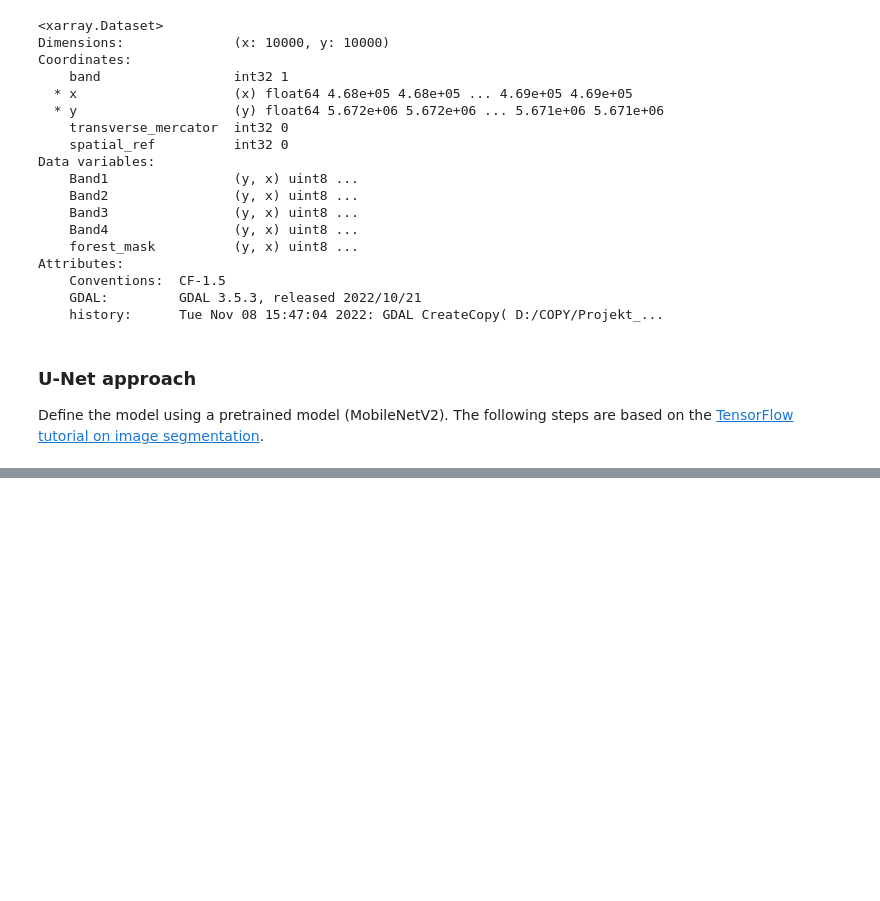
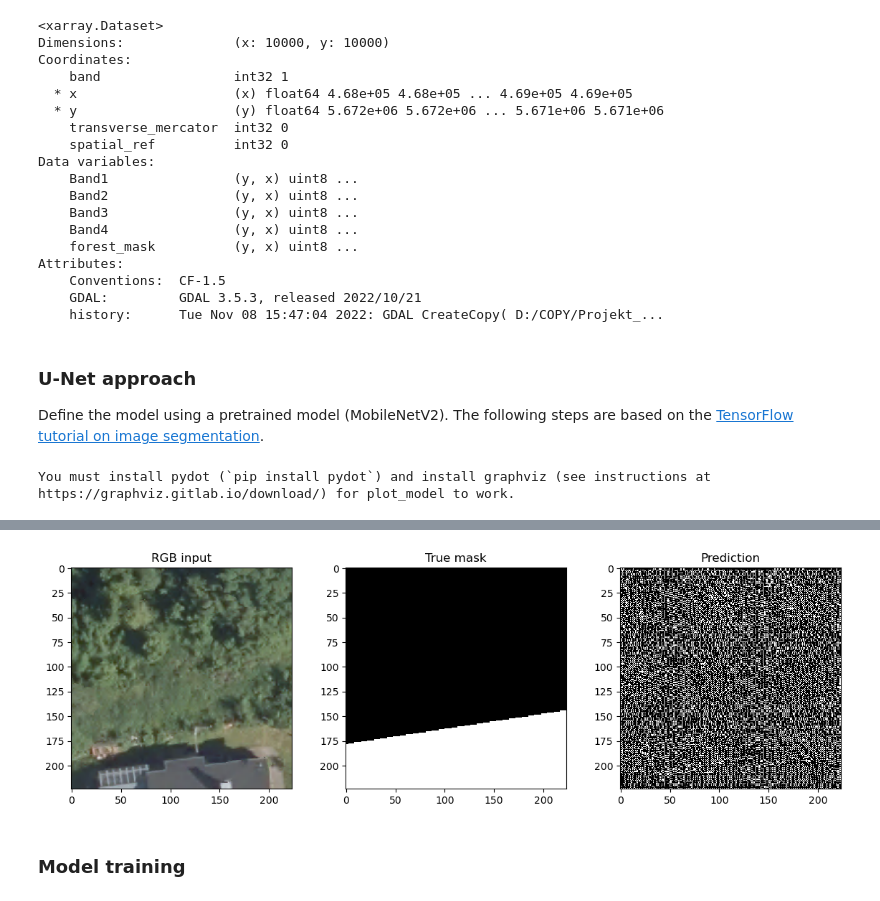
Before and after one commit to kolibril13/forest_mask, a Jupyter notebook: model_creation.ipynb, the cells around one changed output, grey strips where cells are left out. Saved outputs shown, nothing was run; the diff lists cells and outputs as text; code cells hidden in the pictures; blank space fills up the shorter version.

Commit message:
complete model creation and add training

```diff
--- a/model_creation.ipynb
+++ b/model_creation.ipynb
@@ -105,3 +105,11 @@ down_stack = tf.keras.Model(inputs=base_model.input, outputs=layers)
 
 # We make this part of the model fix (not trainable)
 down_stack.trainable = False
+# %%
+# Upstack/Upsampler
+up_stack = [
+    pix2pix.upsample(512, 3),  # 4x4 -> 8x8
+    pix2pix.upsample(256, 3),  # 8x8 -> 16x16
+    pix2pix.upsample(128, 3),  # 16x16 -> 32x32
+    pix2pix.upsample(64, 3),   # 32x32 -> 64x64
+]
@@ -107,0 +141,41 @@ down_stack.trainable = False
+# %%
+# Compile the model with 2 output channels/classes
+OUTPUT_CHANNELS = 2
+
+model = unet_model(output_channels=OUTPUT_CHANNELS)
+model.compile(optimizer='adam',
+              loss=tf.keras.losses.SparseCategoricalCrossentropy(from_logits=True),
+              metrics=['accuracy'])
+# %%
+# Plot the resulting model architecture
+# Switch 'button' to True for printing
+button = True
+
+if button == True:
+    tf.keras.utils.plot_model(model, show_shapes=True)
+else:
+    pass
+# %% [output]
+You must install pydot (`pip install pydot`) and install graphviz (see instructions at https://graphviz.gitlab.io/download/) for plot_model to work.
+# %%
+# Create an instance of previously defined data generator
+# Hand over the training data (DOP with forest_mask)
+cidg_training   = CustomImageDataGenerator(dop, sampletype='training')
+cidg_validation = CustomImageDataGenerator(dop, sampletype='validation')
+# %%
+# Function to display exemplary data
+def plotExample(dataGen, batch_id, tile_id):
+    batch = dataGen.__getitem__(batch_id)
+    predi = model.predict(batch[0])
+
+    fig, ax = plt.subplots(1,3,figsize=(14,4))
+    ax[0].imshow(batch[0][tile_id]); ax[0].set_title('RGB input')
+    ax[1].imshow(batch[1][tile_id], cmap='Greys', interpolation='None'); ax[1].set_title('True mask')
+    ax[2].imshow(np.argmax(predi[tile_id], axis=-1), cmap='Greys', interpolation='None'); ax[2].set_title('Prediction')
+    plt.show()
+
+    return
+# %%
+plotExample(cidg_training, 10, 17)
+plotExample(cidg_validation, 10, 3)
+# %% [output]
@@ -107,0 +183,3 @@ down_stack.trainable = False
+[figure, added]
+# %% [markdown]
+### Model training
```
Also changed, not shown: parts of 9 cells of this notebook.
